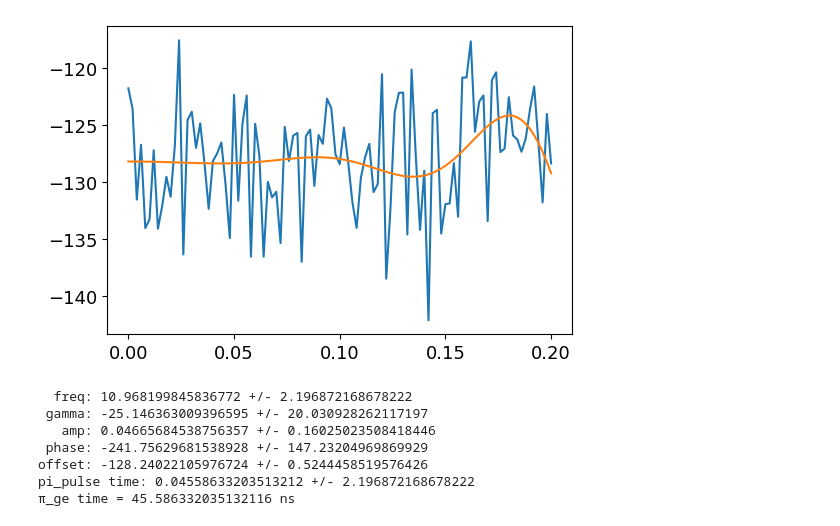
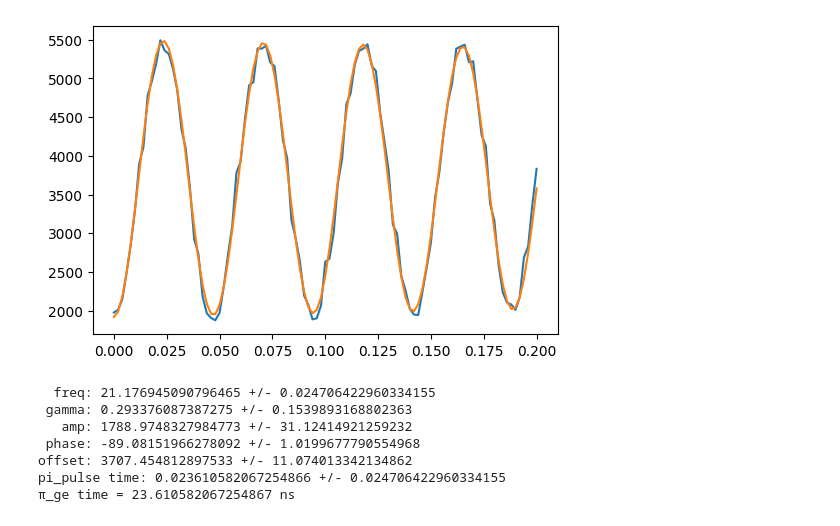
Before and after one commit to Katermurch/BlueFridgeNonLin, a Jupyter notebook: rabi.ipynb, the cells around one changed output. Cells and saved outputs as stored; diff of their text form; code cells hidden in the pictures.

```diff
--- a/rabi.ipynb
+++ b/rabi.ipynb
@@ -70,9 +71,9 @@ def run_rabi(q1: object, q2: object, general_vals_dict: dict,
     return values, IQ_df
 # %%
 num_steps = 101
-reps = 500
-sweep_time=200
-values , IQ_df= run_rabi(q1, q2, general_vals_dict,num_steps, sweep_time,reps)
+reps = 1000
+sweep_time = 200
+values, IQ_df = run_rabi(q2, q1, general_vals_dict, num_steps, sweep_time, reps)
 # %% [output]
 writing to C:\arbsequences\strong_dispersive_withPython\test_pulse_ringupdown_bin\
 writing ch1
@@ -98,33 +99,29 @@ Transferred 855638016 bytes (122372921.621408 bytes per sec)
 # %%
-which_qubit = 1
-if 1 == which_qubit:
-    I_Q1 = values.rec_avg_vs_pats_1[0]
-    Q_Q1 = values.rec_avg_vs_pats_1[1]
-    I = I_Q1
-    Q = Q_Q1
-elif 2 == which_qubit:
-    I_Q2 = values.rec_avg_vs_pats_2[0]
-    Q_Q2 = values.rec_avg_vs_pats_2[1]
-    I = I_Q2
-    Q = Q_Q2
-Qrange = abs(np.max(Q)-np.min(Q))
-Irange = abs(np.max(I)-np.min(I))
-if Qrange>Irange:
-    times = np.linspace(0,sweep_time/1000,num_steps)
-    pi_ge_fit_vals,_,_,_ = fit_sine_decay(times,Q,guess_vals=[11,0.3,np.abs(np.max(Q)-np.min(Q)),38,Q[0]])
-    pi_ge = abs((1/2/pi_ge_fit_vals[0])*1000)
+IQ_df = plotting.get_IQ_averages(values)
+Q = IQ_df["Q1"]
+I = IQ_df["I1"]
+Qrange = abs(np.max(Q) - np.min(Q))
+Irange = abs(np.max(I) - np.min(I))
+if Qrange > Irange:
+    times = np.linspace(0, sweep_time / 1000, num_steps)
+    pi_ge_fit_vals, _, _, _ = analysis.fit_sine_decay(
+        times, Q, guess_vals=[11, 0.3, np.abs(np.max(Q) - np.min(Q)), 38, Q[0]]
+    )
+    pi_ge = abs((1 / 2 / pi_ge_fit_vals[0]) * 1000)
     print("\u03C0_ge time = {} ns".format(pi_ge))
 else:
-    times = np.linspace(0,sweep_time/1000,num_steps)
-    pi_ge_fit_vals,_,_,_ = fit_sine_decay(times,I,guess_vals=[11,0.3,np.abs(np.max(I)-np.min(I)),38,I[0]])
-    pi_ge = abs((1/2/pi_ge_fit_vals[0])*1000)
+    times = np.linspace(0, sweep_time / 1000, num_steps)
+    pi_ge_fit_vals, _, _, _ = analysis.fit_sine_decay(
+        times, I, guess_vals=[11, 0.3, np.abs(np.max(I) - np.min(I)), 38, I[0]]
+    )
+    pi_ge = abs((1 / 2 / pi_ge_fit_vals[0]) * 1000)
     print("\u03C0_ge time = {} ns".format(pi_ge))
 # %% [output]
-[figure, old version]
+[figure, new version]
-  freq: 10.968199845836772 +/- 2.196872168678222
- gamma: -25.146363009396595 +/- 20.030928262117197
-   amp: 0.04665684538756357 +/- 0.16025023508418446
- phase: -241.75629681538928 +/- 147.23204969869929
-offset: -128.24022105976724 +/- 0.5244458519576426
-pi_pulse time: 0.04558633203513212 +/- 2.196872168678222
-π_ge time = 45.586332035132116 ns
+  freq: 21.176945090796465 +/- 0.024706422960334155
+ gamma: 0.293376087387275 +/- 0.1539893168802363
+   amp: 1788.9748327984773 +/- 31.12414921259232
+ phase: -89.08151966278092 +/- 1.0199677790554968
+offset: 3707.454812897533 +/- 11.074013342134862
+pi_pulse time: 0.023610582067254866 +/- 0.024706422960334155
+π_ge time = 23.610582067254867 ns
```
Also changed, not shown: parts of 6 cells of this notebook, 14 other files.
